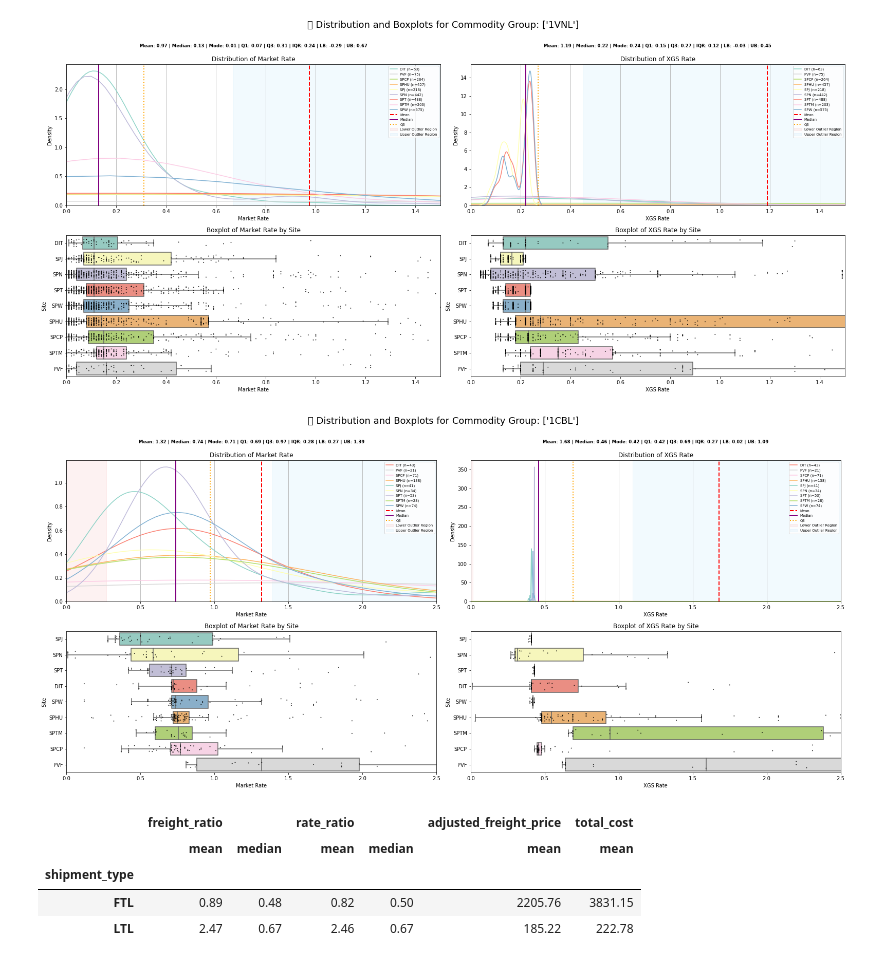
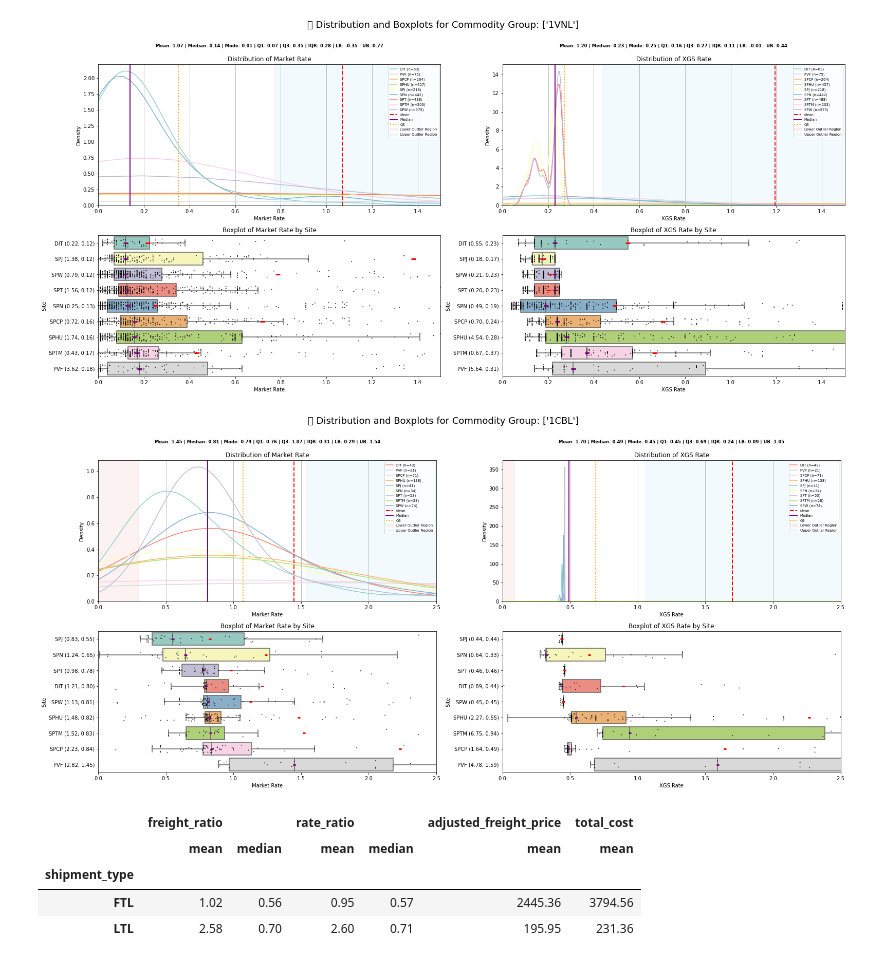
Before and after one commit to Zhuwaki/diverzify_freight_analysis, a Jupyter notebook: notebooks/nigel/nigel_18042025_histogram_v1500.ipynb, the cells around one changed output. Saved outputs shown, nothing was run; the diff lists cells and outputs as text; code cells hidden in the pictures.

```diff
--- a/notebooks/nigel/nigel_18042025_histogram_v1500.ipynb
+++ b/notebooks/nigel/nigel_18042025_histogram_v1500.ipynb
@@ -5,7 +5,7 @@ import seaborn as sns
 import pandas as pd
 
 # ✅ Load and clean data
-df = pd.read_csv('../../data/downloads/freight_comparison_20250422_134106.csv')
+df = pd.read_csv('../../data/downloads/freight_comparison_20250422_160819.csv')
 df.replace([float('inf'), float('-inf')], pd.NA, inplace=True)
 df.dropna(subset=["market_rate", "xgs_rate", "freight_ratio", "rate_ratio"], inplace=True)
 df = df[df['adjusted_freight_price'] > 0]
@@ -119,6 +119,18 @@ for group in commodity_groups:
 
         # 📦 Boxplot + Stripplot (consistent sorting by market_rate)
         plot_data = group_df.dropna(subset=[metric, "site"])
+        # 🔁 Build axis labels with (median, mean)
+        y_labels = []
+        for site in market_sorted:
+            site_data = group_df[group_df["site"] == site][metric].dropna()
+            if site_data.empty:
+                y_labels.append(site)
+                continue
+            median_val = site_data.median()
+            mean_val = site_data.mean()
+            label = f"{site} ({mean_val:.2f}, {median_val:.2f})"
+            y_labels.append(label)
+
 
         sns.boxplot(
             data=plot_data,
@@ -126,35 +138,67 @@ for group in commodity_groups:
             y="site",
             ax=ax_bottom,
             palette=site_palette,
             fliersize=0,
             order=market_sorted
         )
 
         sns.stripplot(
             data=plot_data,
             x=metric,
             y="site",
             dodge=True,
             jitter=0.25,
             alpha=0.8,
             size=2,
 
             #palette=site_palette,
             color='black',
             ax=ax_bottom,
             order=market_sorted,
         )
+        # ➕ Add mean and median markers per site
+        for idx, site in enumerate(market_sorted):
+            site_data = plot_data[plot_data["site"] == site][metric]
+            if site_data.empty:
+                continue
+            median_val = site_data.median()
+            mean_val = site_data.mean()
+
+            # Horizontal markers: median = purple, mean = red
+            ax_bottom.hlines(
+                y=idx,
+                xmin=median_val - 0.01,
+                xmax=median_val + 0.01,
+                color='purple',
+                linewidth=3,
+                label='Median' if idx == 0 else "",  # Only label once for legend
+                zorder=5
+            )
+            ax_bottom.hlines(
+                y=idx,
+                xmin=mean_val - 0.01,
+                xmax=mean_val + 0.01,
+                color='red',
+                linewidth=3,
+                label='Mean' if idx == 0 else "",
+                zorder=5
+            )
+
 
         ax_bottom.set_title(f"Boxplot of {titles[i]} by Site")
         ax_bottom.set_xlabel(titles[i])
         ax_bottom.set_ylabel("Site")
         ax_bottom.legend([], [], frameon=False)
 
+        # 🏷️ Set annotated Y-axis labels
+        ax_bottom.set_yticks(range(len(y_labels)))
+        ax_bottom.set_yticklabels(y_labels)
+
     plt.tight_layout()
     plt.show()
 # %% [output]
-[figure, old version]
+[figure, new version]
-[figure, old version]
+[figure, new version]
 # %%
 summary = df.groupby('shipment_type').agg({
     'freight_ratio': ['mean', 'median',],
@@ -167,5 +211,5 @@ summary
 |  | freight_ratio |  | rate_ratio |  | adjusted_freight_price | total_cost |
 |  | mean | median | mean | median | mean | mean |
 | shipment_type |  |  |  |  |  |  |
-| FTL | 0.89 | 0.48 | 0.82 | 0.50 | 2205.76 | 3831.15 |
-| LTL | 2.47 | 0.67 | 2.46 | 0.67 | 185.22 | 222.78 |
+| FTL | 1.02 | 0.56 | 0.95 | 0.57 | 2445.36 | 3794.56 |
+| LTL | 2.58 | 0.70 | 2.60 | 0.71 | 195.95 | 231.36 |
```
Also changed, not shown: parts of 8 cells of this notebook, 5 other files.
